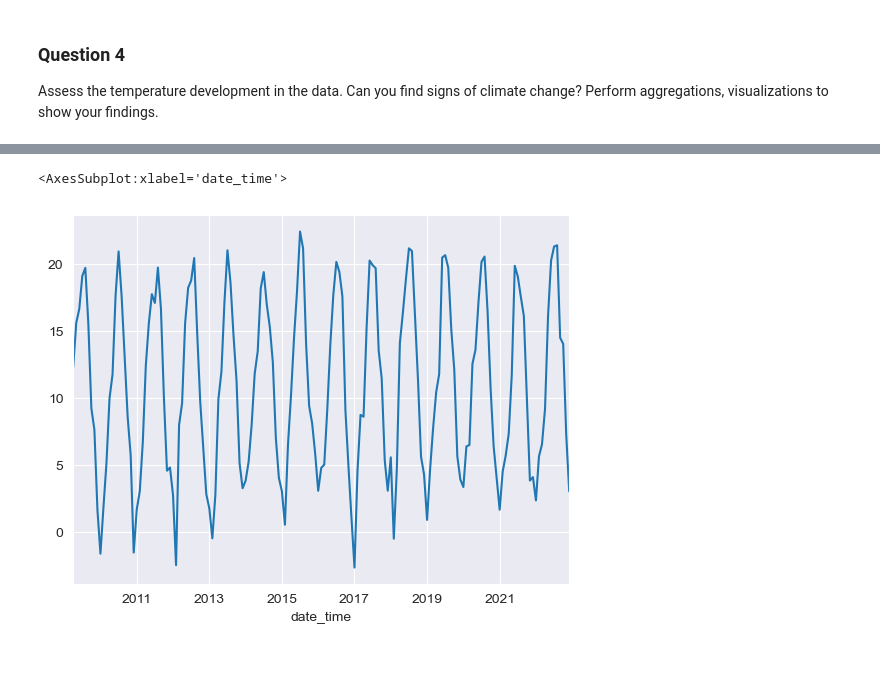
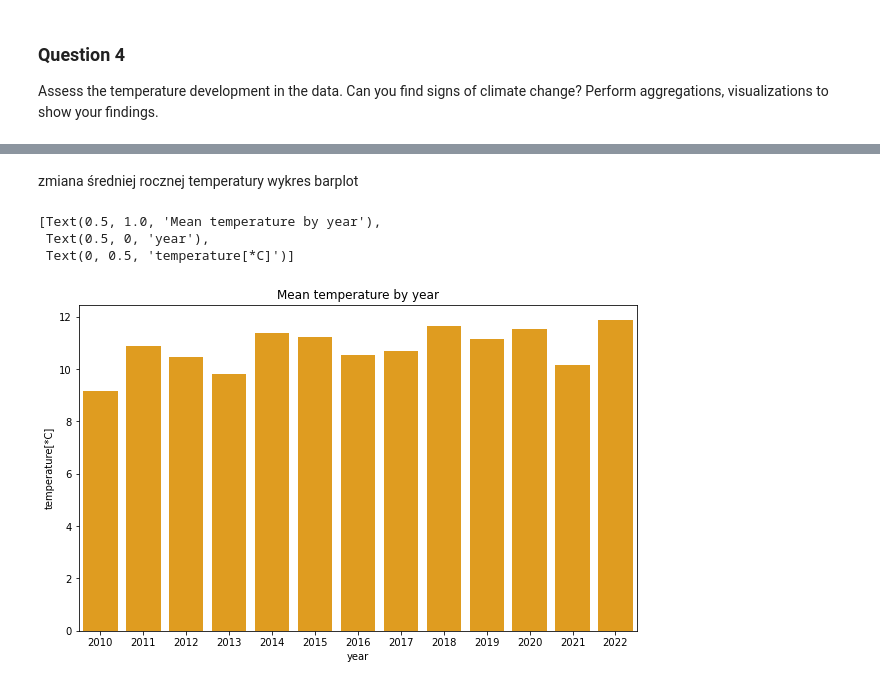
Before and after one commit to wojciechkarcz/SQL_Python_coding_challenge, a Jupyter notebook: part2_python.ipynb, the cells around one changed output, grey strips where cells are left out. Saved outputs shown, nothing was run; the diff lists cells and outputs as text; code cells hidden in the pictures.

```diff
--- a/part2_python.ipynb
+++ b/part2_python.ipynb
@@ -284,5 +280,15 @@ df.groupby(df.index.year)['temp'].mean().plot()
-# %%
-df_monthly_mean['temp'].plot()
-# %% [output]
-<AxesSubplot:xlabel='date_time'>
-[figure, removed]
+# %%
+df_year_mean = df.groupby(df.index.year)['temp'].mean()
+
+# dropping data from 2009 because there are incomplete
+df_year_mean = df_year_mean.iloc[1:]
+# %% [markdown]
+zmiana średniej rocznej temperatury wykres barplot
+# %%
+plt.figure(figsize=(10,6))
+sns.barplot(df_year_mean.index, df_year_mean.values, color='orange').set(title='Mean temperature by year', xlabel='year', ylabel='temperature[*C]')
+# %% [output]
+[Text(0.5, 1.0, 'Mean temperature by year'),
+ Text(0.5, 0, 'year'),
+ Text(0, 0.5, 'temperature[*C]')]
+[figure, added]
```
Also changed, not shown: parts of 18 cells of this notebook.
